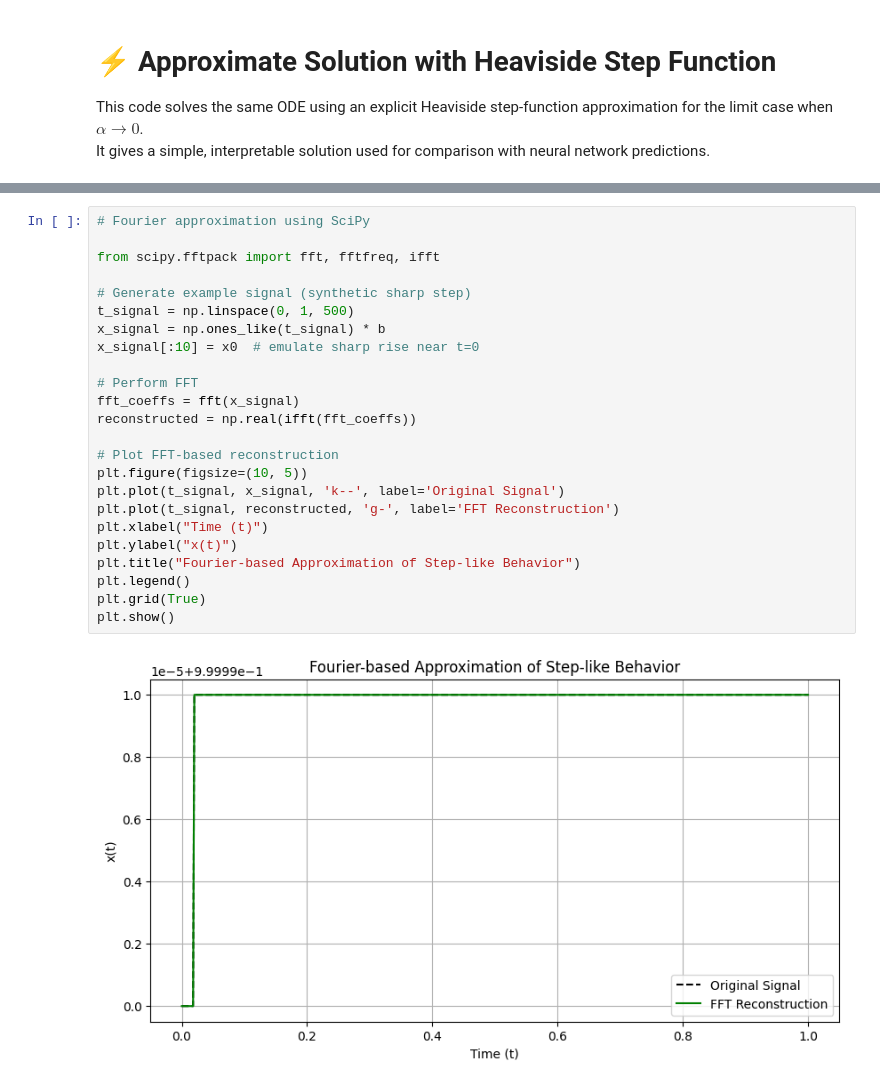
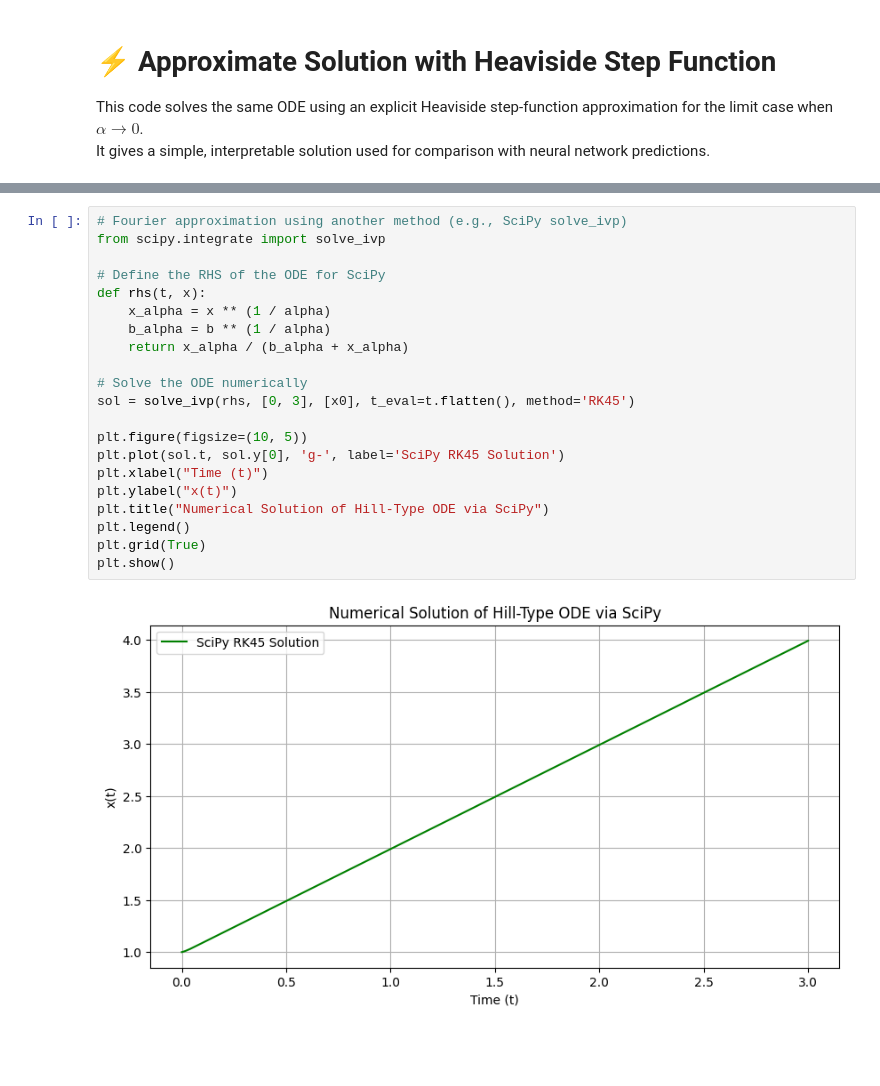
Before and after one commit to componavt/differential_equations, a Jupyter notebook: src/hill_equation/deepxde.ipynb, the cells around one changed output, grey strips where cells are left out. Saved outputs shown, nothing was run; the diff lists cells and outputs as text; blank space fills up the shorter version.

```diff
--- a/src/hill_equation/deepxde.ipynb
+++ b/src/hill_equation/deepxde.ipynb
@@ -132,26 +126,23 @@ plt.show()
-# %%
-# Fourier approximation using SciPy
-
-from scipy.fftpack import fft, fftfreq, ifft
-
-# Generate example signal (synthetic sharp step)
-t_signal = np.linspace(0, 1, 500)
-x_signal = np.ones_like(t_signal) * b
-x_signal[:10] = x0  # emulate sharp rise near t=0
-
-# Perform FFT
-fft_coeffs = fft(x_signal)
-reconstructed = np.real(ifft(fft_coeffs))
-
-# Plot FFT-based reconstruction
-plt.figure(figsize=(10, 5))
-plt.plot(t_signal, x_signal, 'k--', label='Original Signal')
-plt.plot(t_signal, reconstructed, 'g-', label='FFT Reconstruction')
-plt.xlabel("Time (t)")
-plt.ylabel("x(t)")
-plt.title("Fourier-based Approximation of Step-like Behavior")
-plt.legend()
-plt.grid(True)
-plt.show()
-# %% [output]
-[figure, removed]
+# %%
+# Fourier approximation using another method (e.g., SciPy solve_ivp)
+from scipy.integrate import solve_ivp
+
+# Define the RHS of the ODE for SciPy
+def rhs(t, x):
+    x_alpha = x ** (1 / alpha)
+    b_alpha = b ** (1 / alpha)
+    return x_alpha / (b_alpha + x_alpha)
+
+# Solve the ODE numerically
+sol = solve_ivp(rhs, [0, 3], [x0], t_eval=t.flatten(), method='RK45')
+
+plt.figure(figsize=(10, 5))
+plt.plot(sol.t, sol.y[0], 'g-', label='SciPy RK45 Solution')
+plt.xlabel("Time (t)")
+plt.ylabel("x(t)")
+plt.title("Numerical Solution of Hill-Type ODE via SciPy")
+plt.legend()
+plt.grid(True)
+plt.show()
+# %% [output]
+[figure, added]
```
Also changed, not shown: parts of 2 cells of this notebook.
